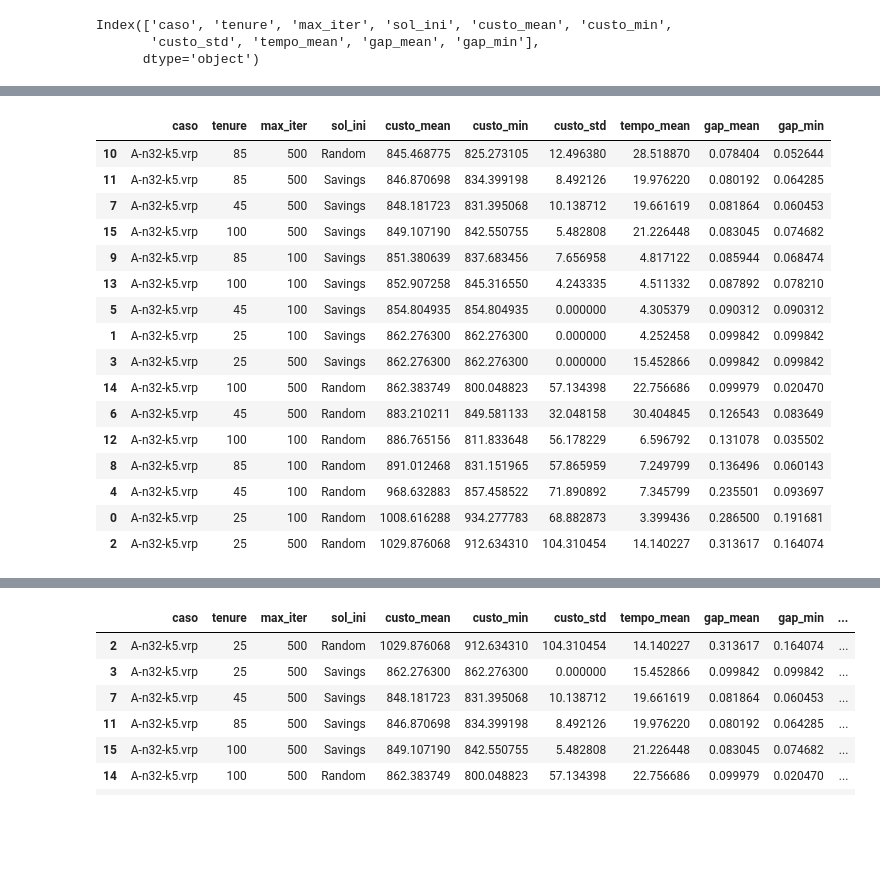
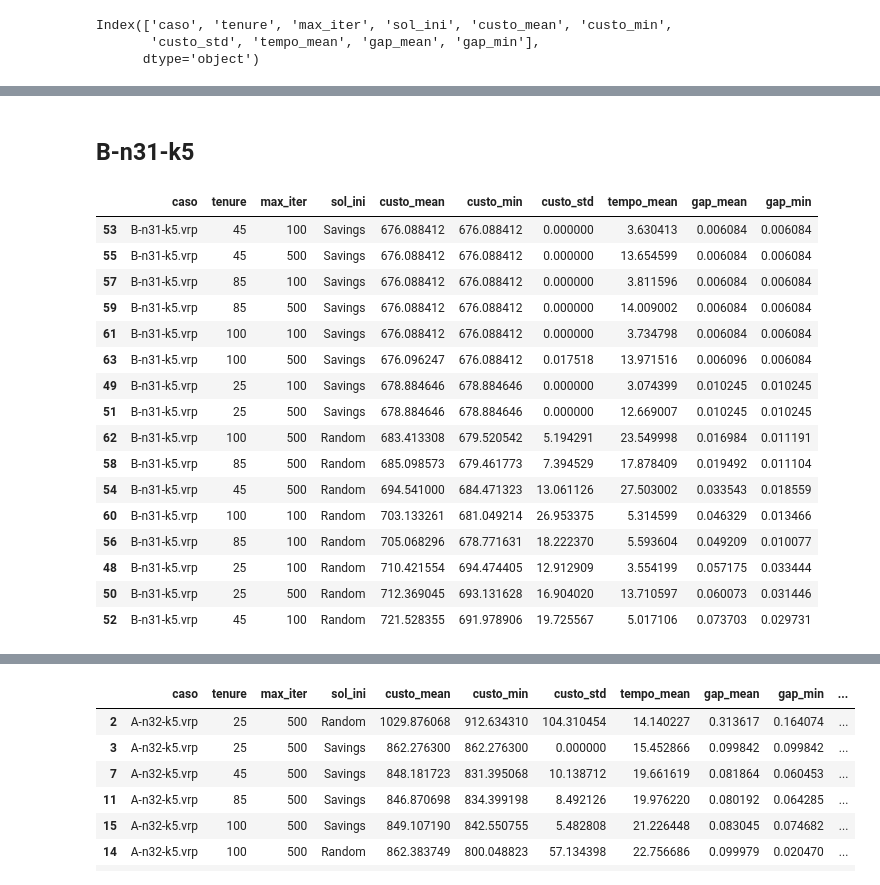
Before and after one commit to AHalic/tabu-search, a Jupyter notebook: log/log2_analysis.ipynb, the cells around one changed output, grey strips where cells are left out. Drawn from its saved outputs; the diff is of its cells as text; code cells hidden in the pictures; blank space fills up the shorter version.

```diff
--- a/log/log2_analysis.ipynb
+++ b/log/log2_analysis.ipynb
@@ -78,21 +205,23 @@ casos_an32k5.sort_values('custo_min')
+# %% [markdown]
+## B-n31-k5
 # %%
-casos_an32k5 = test_data3.loc[test_data3.caso=='A-n32-k5.vrp']
-casos_an32k5.sort_values('custo_mean')
+casos_bn31k5 = test_data3.loc[test_data3.caso=='B-n31-k5.vrp']
+casos_bn31k5.sort_values('gap_mean')
 # %% [output]
 |  | caso | tenure | max_iter | sol_ini | custo_mean | custo_min | custo_std | tempo_mean | gap_mean | gap_min |
-| 10 | A-n32-k5.vrp | 85 | 500 | Random | 845.468775 | 825.273105 | 12.496380 | 28.518870 | 0.078404 | 0.052644 |
-| 11 | A-n32-k5.vrp | 85 | 500 | Savings | 846.870698 | 834.399198 | 8.492126 | 19.976220 | 0.080192 | 0.064285 |
-| 7 | A-n32-k5.vrp | 45 | 500 | Savings | 848.181723 | 831.395068 | 10.138712 | 19.661619 | 0.081864 | 0.060453 |
-| 15 | A-n32-k5.vrp | 100 | 500 | Savings | 849.107190 | 842.550755 | 5.482808 | 21.226448 | 0.083045 | 0.074682 |
-| 9 | A-n32-k5.vrp | 85 | 100 | Savings | 851.380639 | 837.683456 | 7.656958 | 4.817122 | 0.085944 | 0.068474 |
-| 13 | A-n32-k5.vrp | 100 | 100 | Savings | 852.907258 | 845.316550 | 4.243335 | 4.511332 | 0.087892 | 0.078210 |
-| 5 | A-n32-k5.vrp | 45 | 100 | Savings | 854.804935 | 854.804935 | 0.000000 | 4.305379 | 0.090312 | 0.090312 |
-| 1 | A-n32-k5.vrp | 25 | 100 | Savings | 862.276300 | 862.276300 | 0.000000 | 4.252458 | 0.099842 | 0.099842 |
-| 3 | A-n32-k5.vrp | 25 | 500 | Savings | 862.276300 | 862.276300 | 0.000000 | 15.452866 | 0.099842 | 0.099842 |
-| 14 | A-n32-k5.vrp | 100 | 500 | Random | 862.383749 | 800.048823 | 57.134398 | 22.756686 | 0.099979 | 0.020470 |
-| 6 | A-n32-k5.vrp | 45 | 500 | Random | 883.210211 | 849.581133 | 32.048158 | 30.404845 | 0.126543 | 0.083649 |
-| 12 | A-n32-k5.vrp | 100 | 100 | Random | 886.765156 | 811.833648 | 56.178229 | 6.596792 | 0.131078 | 0.035502 |
-| 8 | A-n32-k5.vrp | 85 | 100 | Random | 891.012468 | 831.151965 | 57.865959 | 7.249799 | 0.136496 | 0.060143 |
-| 4 | A-n32-k5.vrp | 45 | 100 | Random | 968.632883 | 857.458522 | 71.890892 | 7.345799 | 0.235501 | 0.093697 |
-| 0 | A-n32-k5.vrp | 25 | 100 | Random | 1008.616288 | 934.277783 | 68.882873 | 3.399436 | 0.286500 | 0.191681 |
-| 2 | A-n32-k5.vrp | 25 | 500 | Random | 1029.876068 | 912.634310 | 104.310454 | 14.140227 | 0.313617 | 0.164074 |
+| 53 | B-n31-k5.vrp | 45 | 100 | Savings | 676.088412 | 676.088412 | 0.000000 | 3.630413 | 0.006084 | 0.006084 |
+| 55 | B-n31-k5.vrp | 45 | 500 | Savings | 676.088412 | 676.088412 | 0.000000 | 13.654599 | 0.006084 | 0.006084 |
+| 57 | B-n31-k5.vrp | 85 | 100 | Savings | 676.088412 | 676.088412 | 0.000000 | 3.811596 | 0.006084 | 0.006084 |
+| 59 | B-n31-k5.vrp | 85 | 500 | Savings | 676.088412 | 676.088412 | 0.000000 | 14.009002 | 0.006084 | 0.006084 |
+| 61 | B-n31-k5.vrp | 100 | 100 | Savings | 676.088412 | 676.088412 | 0.000000 | 3.734798 | 0.006084 | 0.006084 |
+| 63 | B-n31-k5.vrp | 100 | 500 | Savings | 676.096247 | 676.088412 | 0.017518 | 13.971516 | 0.006096 | 0.006084 |
+| 49 | B-n31-k5.vrp | 25 | 100 | Savings | 678.884646 | 678.884646 | 0.000000 | 3.074399 | 0.010245 | 0.010245 |
+| 51 | B-n31-k5.vrp | 25 | 500 | Savings | 678.884646 | 678.884646 | 0.000000 | 12.669007 | 0.010245 | 0.010245 |
+| 62 | B-n31-k5.vrp | 100 | 500 | Random | 683.413308 | 679.520542 | 5.194291 | 23.549998 | 0.016984 | 0.011191 |
+| 58 | B-n31-k5.vrp | 85 | 500 | Random | 685.098573 | 679.461773 | 7.394529 | 17.878409 | 0.019492 | 0.011104 |
+| 54 | B-n31-k5.vrp | 45 | 500 | Random | 694.541000 | 684.471323 | 13.061126 | 27.503002 | 0.033543 | 0.018559 |
+| 60 | B-n31-k5.vrp | 100 | 100 | Random | 703.133261 | 681.049214 | 26.953375 | 5.314599 | 0.046329 | 0.013466 |
+| 56 | B-n31-k5.vrp | 85 | 100 | Random | 705.068296 | 678.771631 | 18.222370 | 5.593604 | 0.049209 | 0.010077 |
+| 48 | B-n31-k5.vrp | 25 | 100 | Random | 710.421554 | 694.474405 | 12.912909 | 3.554199 | 0.057175 | 0.033444 |
+| 50 | B-n31-k5.vrp | 25 | 500 | Random | 712.369045 | 693.131628 | 16.904020 | 13.710597 | 0.060073 | 0.031446 |
+| 52 | B-n31-k5.vrp | 45 | 100 | Random | 721.528355 | 691.978906 | 19.725567 | 5.017106 | 0.073703 | 0.029731 |
```
Also changed, not shown: parts of 36 cells of this notebook, 1 other file.
